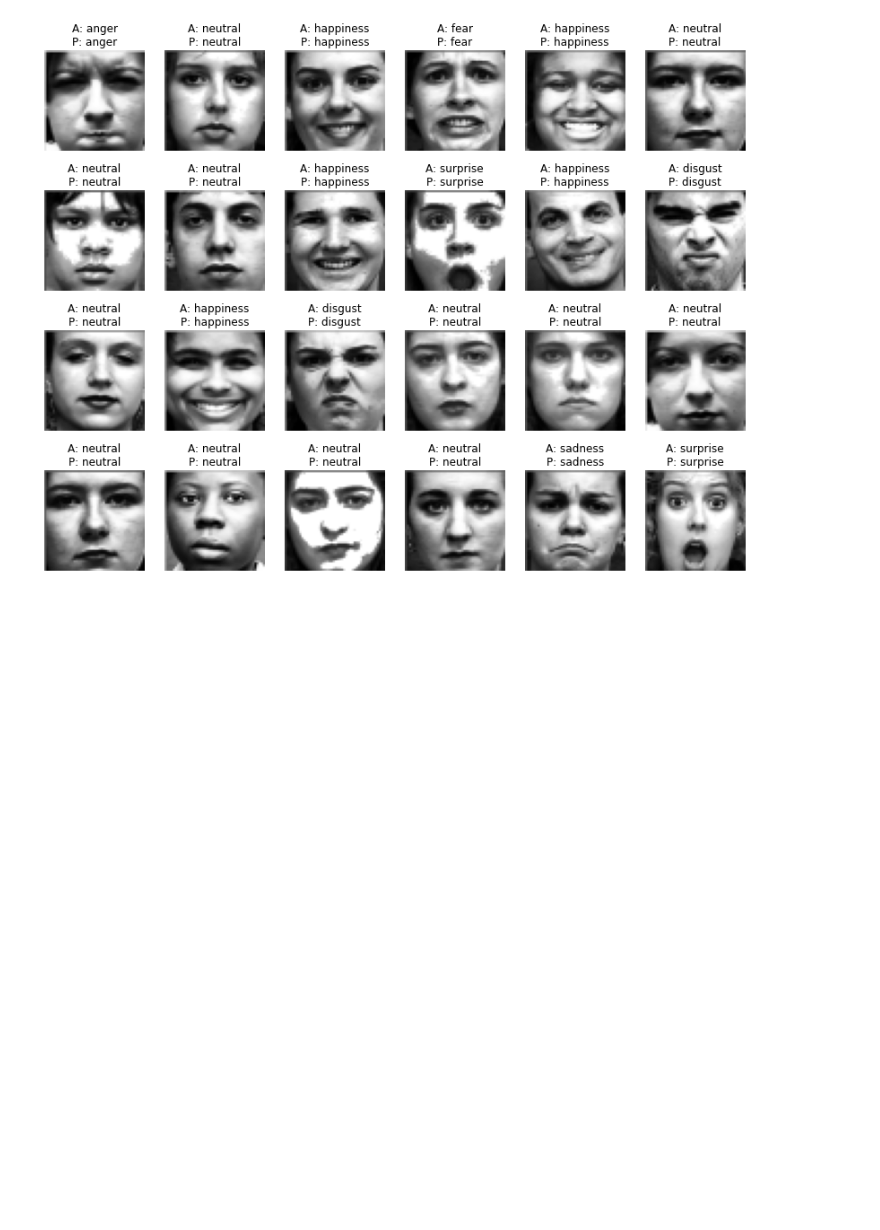
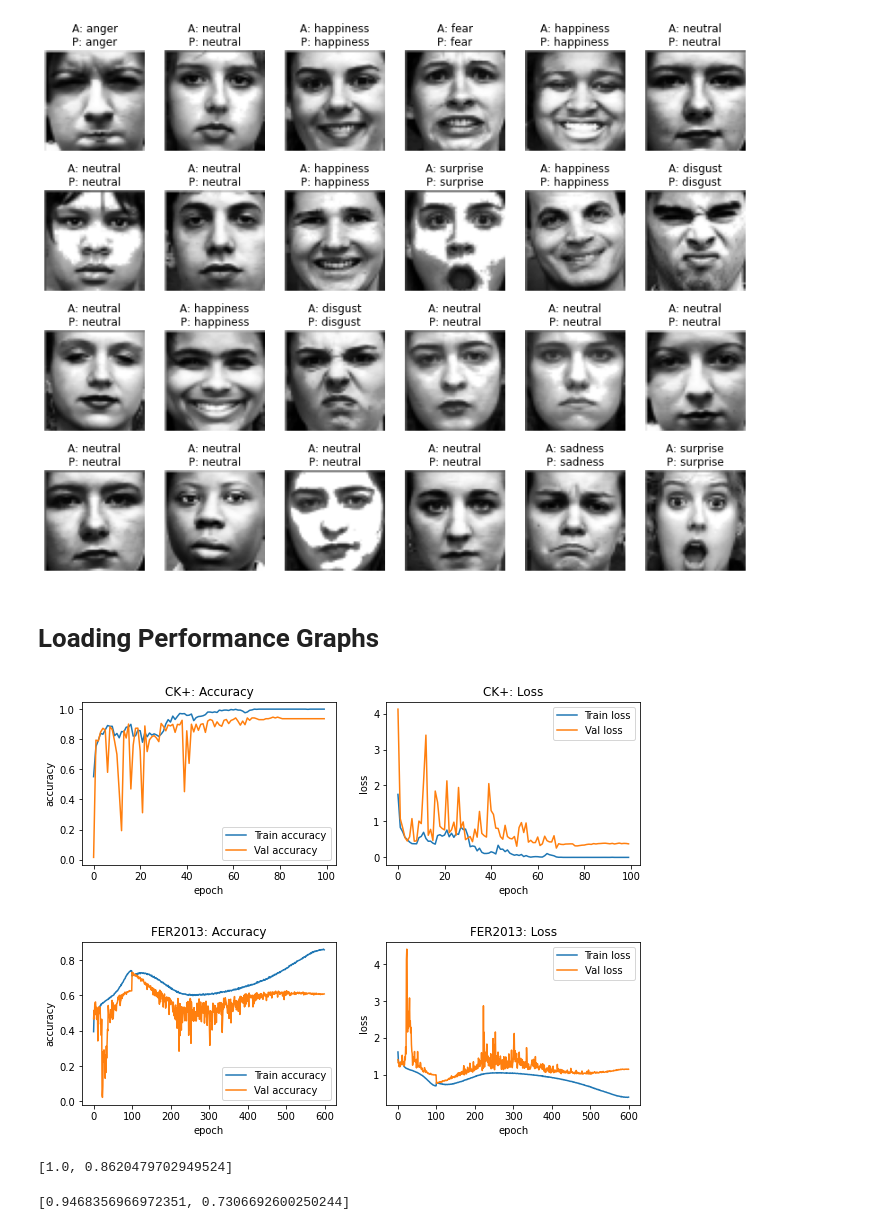
Before and after one commit to rachung2510/FYP70_SocialRobot, a Jupyter notebook: EmotionRecognition/training/model_torch_CNN.ipynb, the cells around one changed output. Saved outputs shown, nothing was run; the diff lists cells and outputs as text; code cells hidden in the pictures; blank space fills up the shorter version.

Commit message:
plot performance graphs

```diff
--- a/EmotionRecognition/training/model_torch_CNN.ipynb
+++ b/EmotionRecognition/training/model_torch_CNN.ipynb
@@ -321,14 +327,14 @@ plot_accuracies(history)
 [figure]
 # %%
 def plot_losses(history):
-  train_losses = [x['train_loss'] for x in history]
-  val_losses = [x['val_loss'] for x in history]
-  plt.plot(train_losses, label='Train loss')
-  plt.plot(val_losses, label='Val loss')
-  plt.xlabel('epoch')
-  plt.ylabel('accuracy')
-  plt.legend()
-  plt.title('Loss vs. No. of epochs');
+    train_losses = [x['train_loss'] for x in history]
+    val_losses = [x['val_loss'] for x in history]
+    plt.plot(train_losses, label='Train loss')
+    plt.plot(val_losses, label='Val loss')
+    plt.xlabel('epoch')
+    plt.ylabel('loss')
+    plt.legend()
+    plt.title('Loss vs. No. of epochs');
 # %%
 plot_losses(history)
 # %% [output]
@@ -398,3 +404,33 @@ for i in rand:
 plt.show()
 # %% [output]
 [figure]
+# %% [markdown]
+# Loading Performance Graphs
+# %%
+state = torch.load(model_path + 'CNN_ck.pt', map_location='cpu')
+hist_ck = state['history']
+state = torch.load(model_path + 'CNN_fer.pth', map_location='cpu')
+hist_fer = state['history']
+# %%
+fig = plt.figure(figsize=(10,3))
+history = hist_ck
+fig.add_subplot(1, 2, 1)
+plot_accuracies(history)
+plt.title('CK+: Accuracy')
+fig.add_subplot(1, 2, 2)
+plot_losses(history)
+plt.title('CK+: Loss')
+plt.show()
+
+fig = plt.figure(figsize=(10,3))
+history = hist_fer
+fig.add_subplot(1, 2, 1)
+plot_accuracies(history)
+plt.title('FER2013: Accuracy')
+fig.add_subplot(1, 2, 2)
+plot_losses(history)
+plt.title('FER2013: Loss')
+plt.show()
+# %% [output]
+[figure, added]
+[figure, added]
@@ -400,0 +449,6 @@ plt.show()
+# %%
+print(train_accs)
+test_accs
+# %% [output]
+[1.0, 0.8620479702949524]
+[0.9468356966972351, 0.7306692600250244]
```
Also changed, not shown: parts of 3 cells of this notebook, 2 other files.
